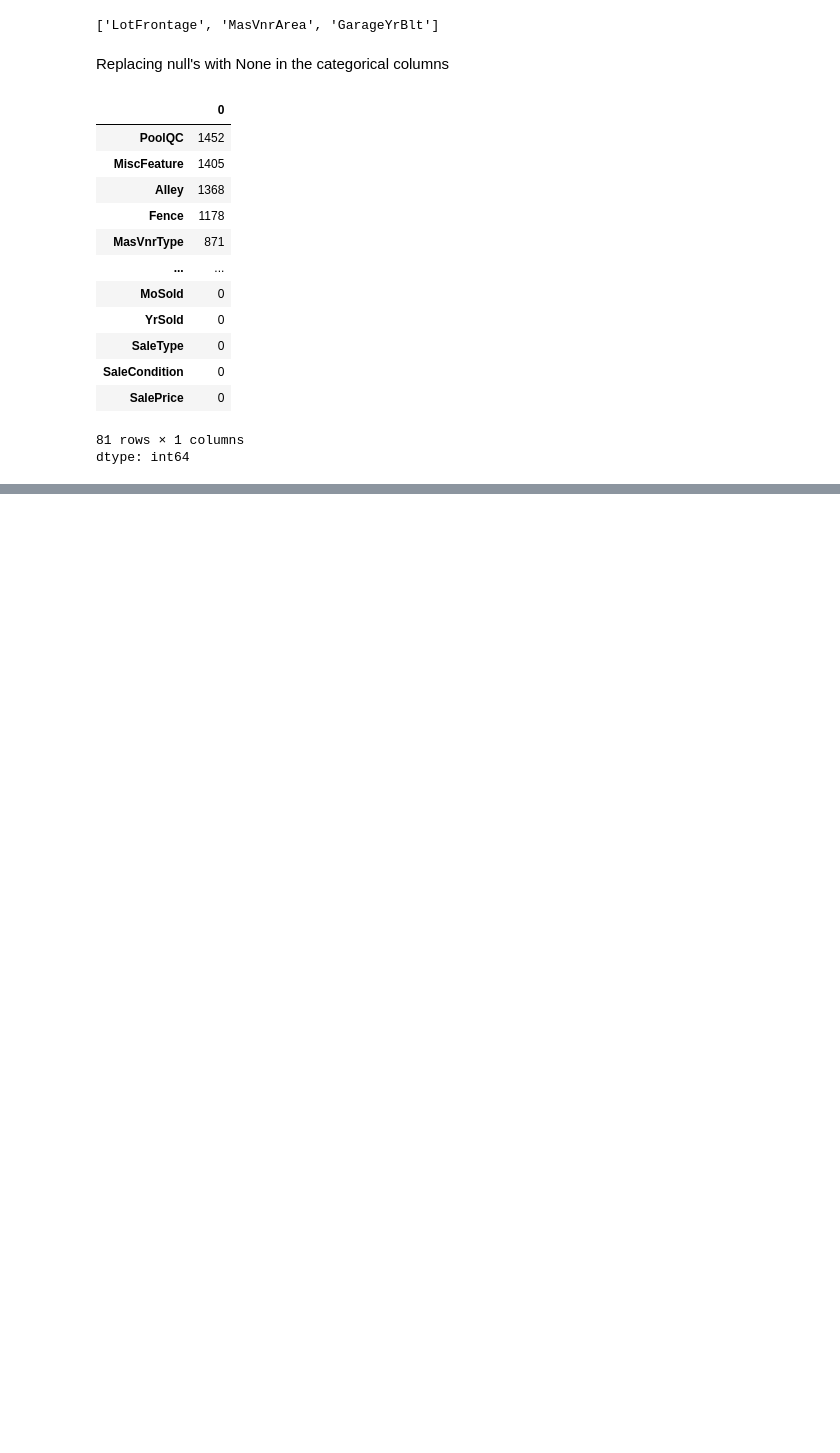
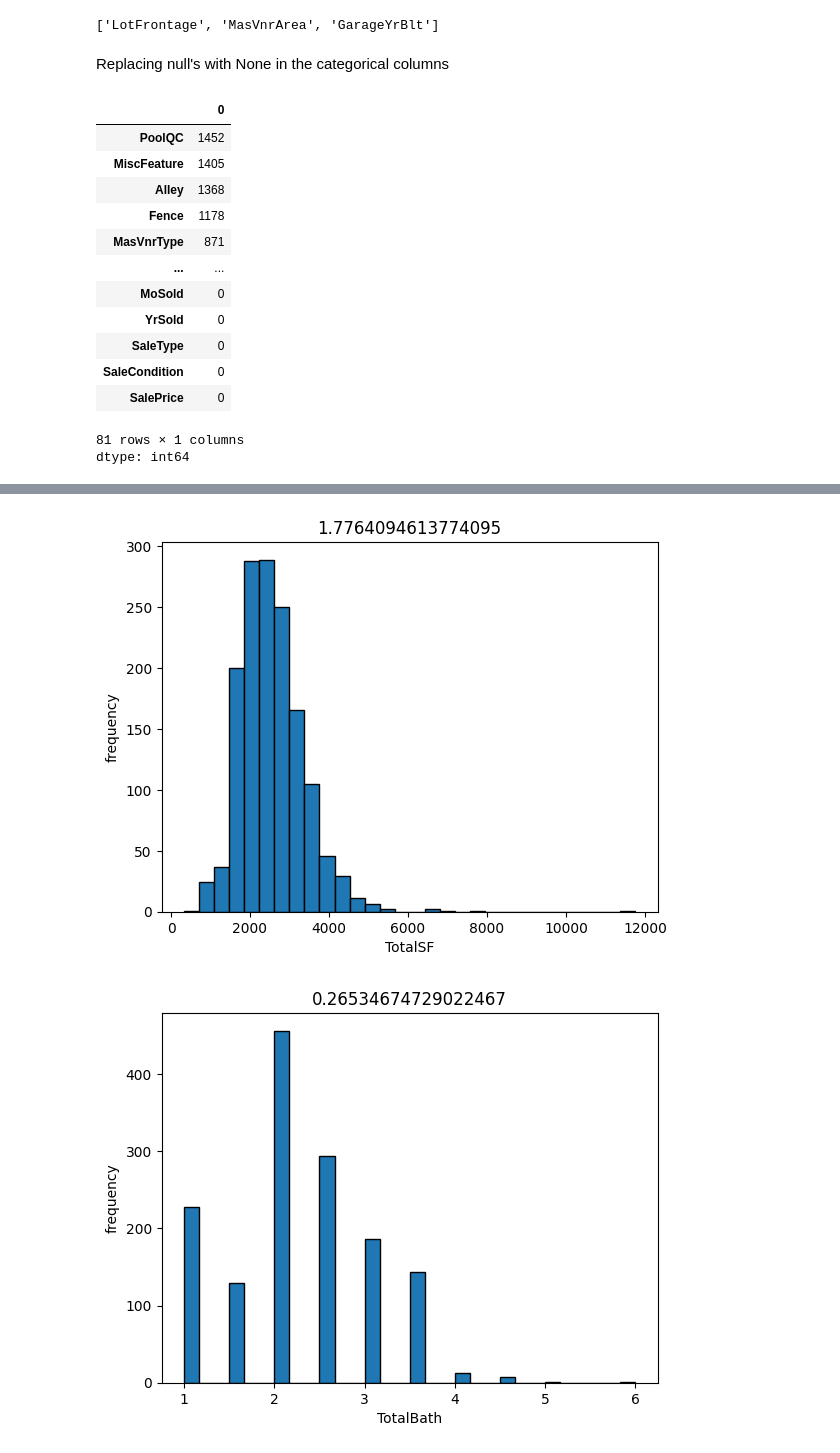
Before and after one commit to ShriVarshaan/kaggle_projects, a Jupyter notebook: 04_house_prices_advanced/04_house_prices_advanced.ipynb, the cells around one changed output, grey strips where cells are left out. Saved outputs shown, nothing was run; the diff lists cells and outputs as text; code cells hidden in the pictures; blank space fills up the shorter version.

```diff
--- a/04_house_prices_advanced/04_house_prices_advanced.ipynb
+++ b/04_house_prices_advanced/04_house_prices_advanced.ipynb
@@ -316,3 +316,6 @@ def data_cleaning(df): ###Data cleaning orchestrator function
   return df
 # %%
 train_df = data_cleaning(train_df)
+# %%
+# Sum specific columns across rows
+df['new_column'] = df[['col1', 'col2', 'col3']].sum(axis=1)
@@ -318,0 +343,21 @@ train_df = data_cleaning(train_df)
+# %%
+def deriving_features(df):
+  df["TotalSF"] = df["1stFlrSF"] + df["2ndFlrSF"] + df["TotalBsmtSF"]
+  df['TotalBath'] = df['FullBath'] + (0.5 * df['HalfBath']) + df['BsmtFullBath'] + (0.5 * df['BsmtHalfBath'])
+  df["HouseAge"] = df["YrSold"] - df["YearBuilt"]
+  df["YearSinceRemod"] = df["YrSold"] - df["YearRemodAdd"]
+  return df
+# %%
+train_df = deriving_features(train_df)
+# %%
+for col in ["TotalSF", "TotalBath", "HouseAge", "YearSinceRemod"]:
+  plt.hist(train_df[col], bins=30, edgecolor="black")
+  plt.xlabel(col)
+  plt.ylabel("frequency")
+  plt.title(train_df[col].skew())
+  plt.show()
+
+  print("\n\n")
+# %% [output]
+[figure, added]
+[figure, added]
```
Also changed, not shown: parts of 14 cells of this notebook.
